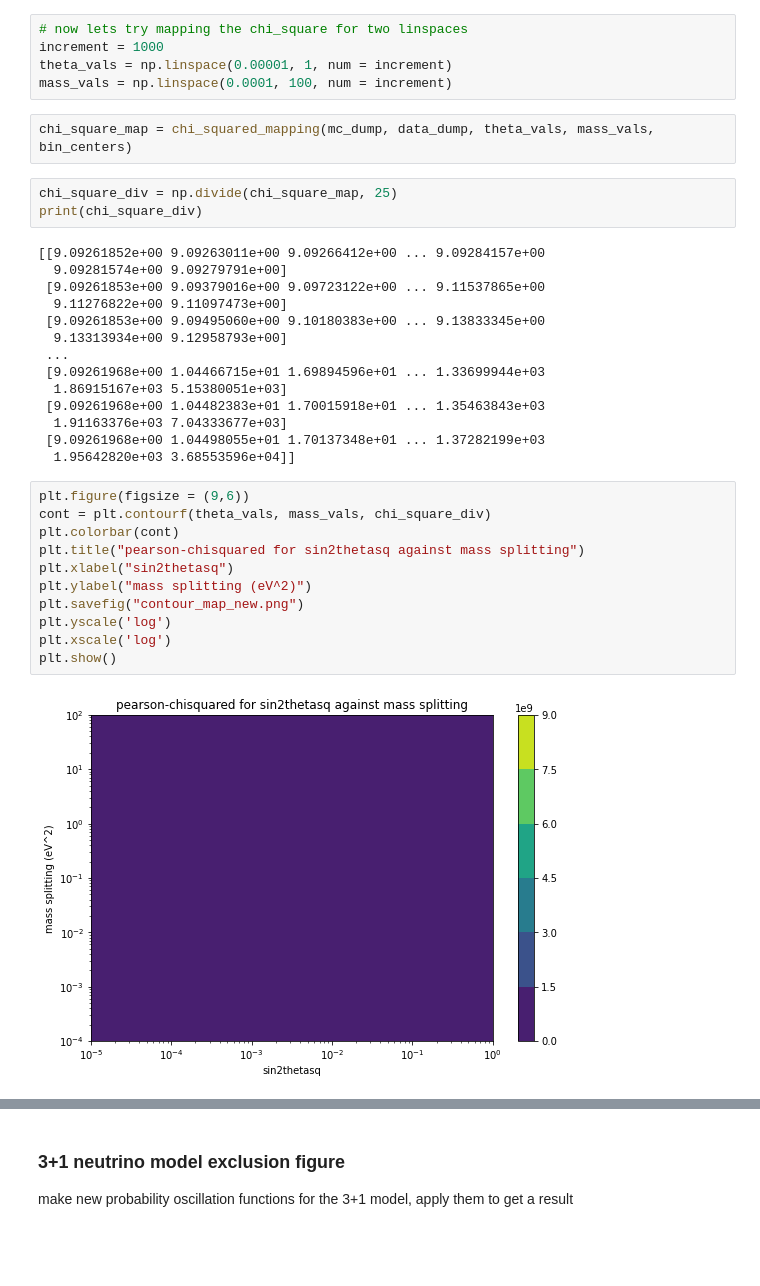
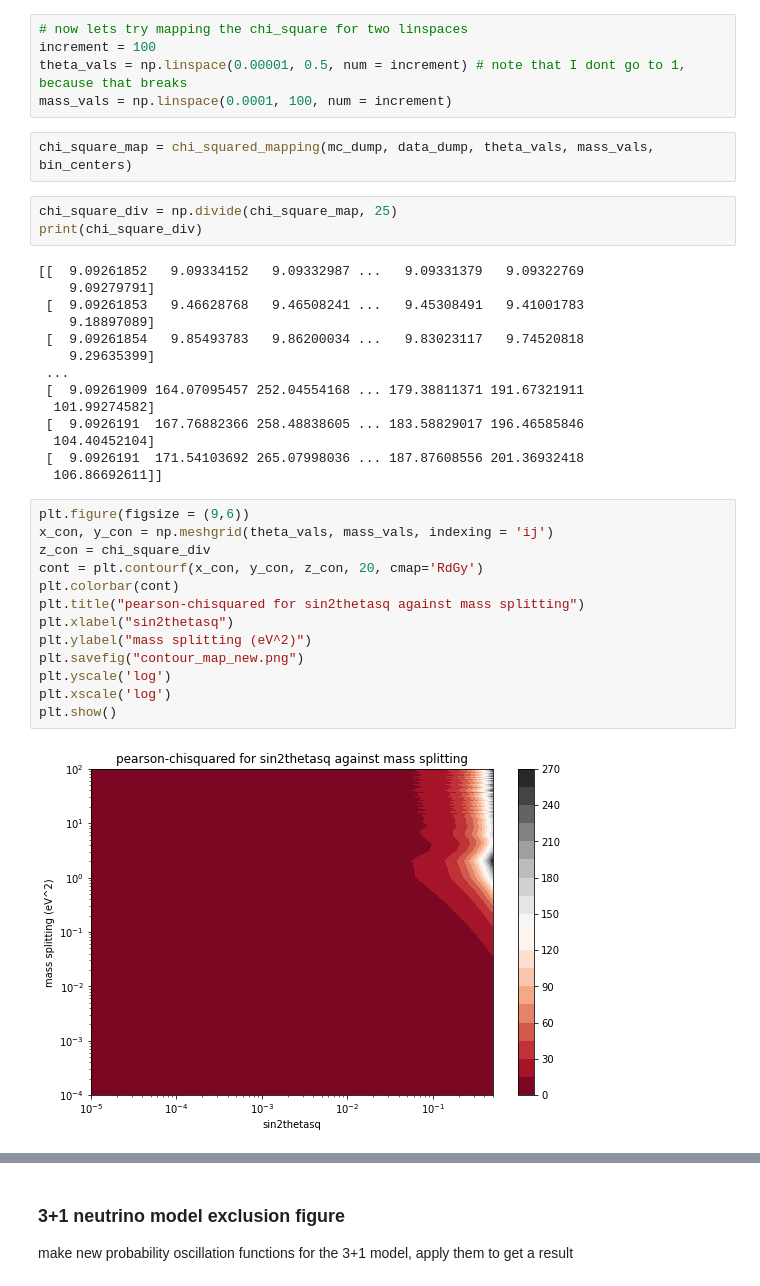
Before and after one commit to finnerudo/MScproject, a Jupyter notebook: MainAnalysis_refresh.ipynb, the cells around one changed output, grey strips where cells are left out. Saved outputs shown, nothing was run; the diff lists cells and outputs as text; blank space fills up the shorter version.

```diff
--- a/MainAnalysis_refresh.ipynb
+++ b/MainAnalysis_refresh.ipynb
@@ -343,8 +342,8 @@ def chi_squared_mapping(MC_heights, data_heights, theta_list, mass_list, bin_cen
     return chi_square_map
 # %%
 # now lets try mapping the chi_square for two linspaces
-increment = 1000
-theta_vals = np.linspace(0.00001, 1, num = increment)
+increment = 100
+theta_vals = np.linspace(0.00001, 0.5, num = increment) # note that I dont go to 1, because that breaks
 mass_vals = np.linspace(0.0001, 100, num = increment)
 # %%
 chi_square_map = chi_squared_mapping(mc_dump, data_dump, theta_vals, mass_vals, bin_centers)
@@ -352,32 +351,34 @@ chi_square_map = chi_squared_mapping(mc_dump, data_dump, theta_vals, mass_vals,
 chi_square_div = np.divide(chi_square_map, 25)
 print(chi_square_div)
 # %% [output]
-[[9.09261852e+00 9.09263011e+00 9.09266412e+00 ... 9.09284157e+00
-  9.09281574e+00 9.09279791e+00]
- [9.09261853e+00 9.09379016e+00 9.09723122e+00 ... 9.11537865e+00
-  9.11276822e+00 9.11097473e+00]
- [9.09261853e+00 9.09495060e+00 9.10180383e+00 ... 9.13833345e+00
-  9.13313934e+00 9.12958793e+00]
+[[  9.09261852   9.09334152   9.09332987 ...   9.09331379   9.09322769
+    9.09279791]
+ [  9.09261853   9.46628768   9.46508241 ...   9.45308491   9.41001783
+    9.18897089]
+ [  9.09261854   9.85493783   9.86200034 ...   9.83023117   9.74520818
+    9.29635399]
  ...
- [9.09261968e+00 1.04466715e+01 1.69894596e+01 ... 1.33699944e+03
-  1.86915167e+03 5.15380051e+03]
- [9.09261968e+00 1.04482383e+01 1.70015918e+01 ... 1.35463843e+03
-  1.91163376e+03 7.04333677e+03]
- [9.09261968e+00 1.04498055e+01 1.70137348e+01 ... 1.37282199e+03
-  1.95642820e+03 3.68553596e+04]]
+ [  9.09261909 164.07095457 252.04554168 ... 179.38811371 191.67321911
+  101.99274582]
+ [  9.0926191  167.76882366 258.48838605 ... 183.58829017 196.46585846
+  104.40452104]
+ [  9.0926191  171.54103692 265.07998036 ... 187.87608556 201.36932418
+  106.86692611]]
 # %%
 plt.figure(figsize = (9,6))
-cont = plt.contourf(theta_vals, mass_vals, chi_square_div)
+x_con, y_con = np.meshgrid(theta_vals, mass_vals, indexing = 'ij')
+z_con = chi_square_div
+cont = plt.contourf(x_con, y_con, z_con, 20, cmap='RdGy')
 plt.colorbar(cont)
 plt.title("pearson-chisquared for sin2thetasq against mass splitting")
 plt.xlabel("sin2thetasq")
 plt.ylabel("mass splitting (eV^2)")
 plt.savefig("contour_map_new.png")
 plt.yscale('log')
 plt.xscale('log')
 plt.show()
 # %% [output]
-[figure, old version]
+[figure, new version]
 # %%
 # finding point of lowest chi squared on the plot, and the values at which it occurs
 print(chi_square_div.shape)
```
Also changed, not shown: parts of 7 cells of this notebook, 8 other files.
